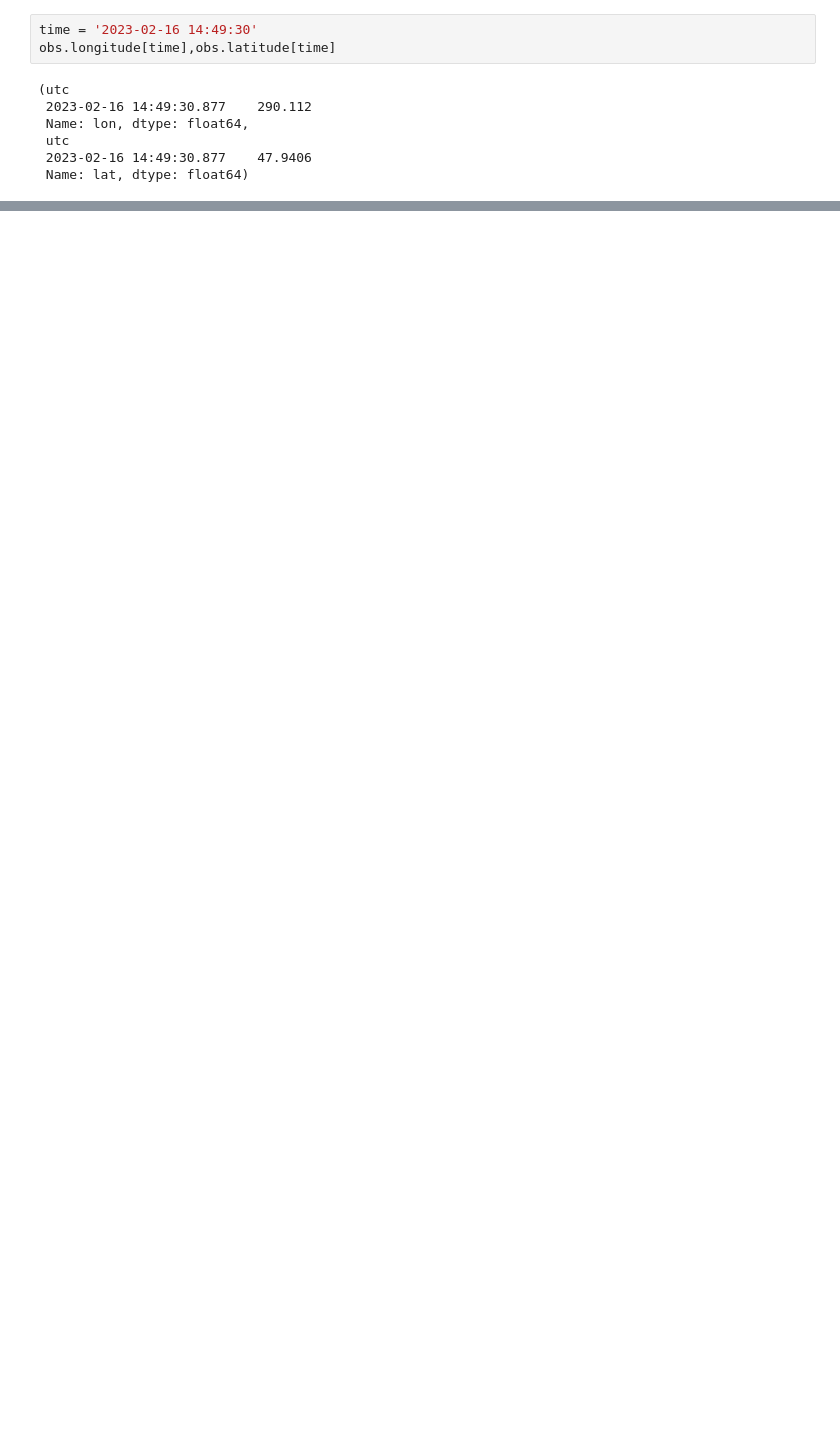
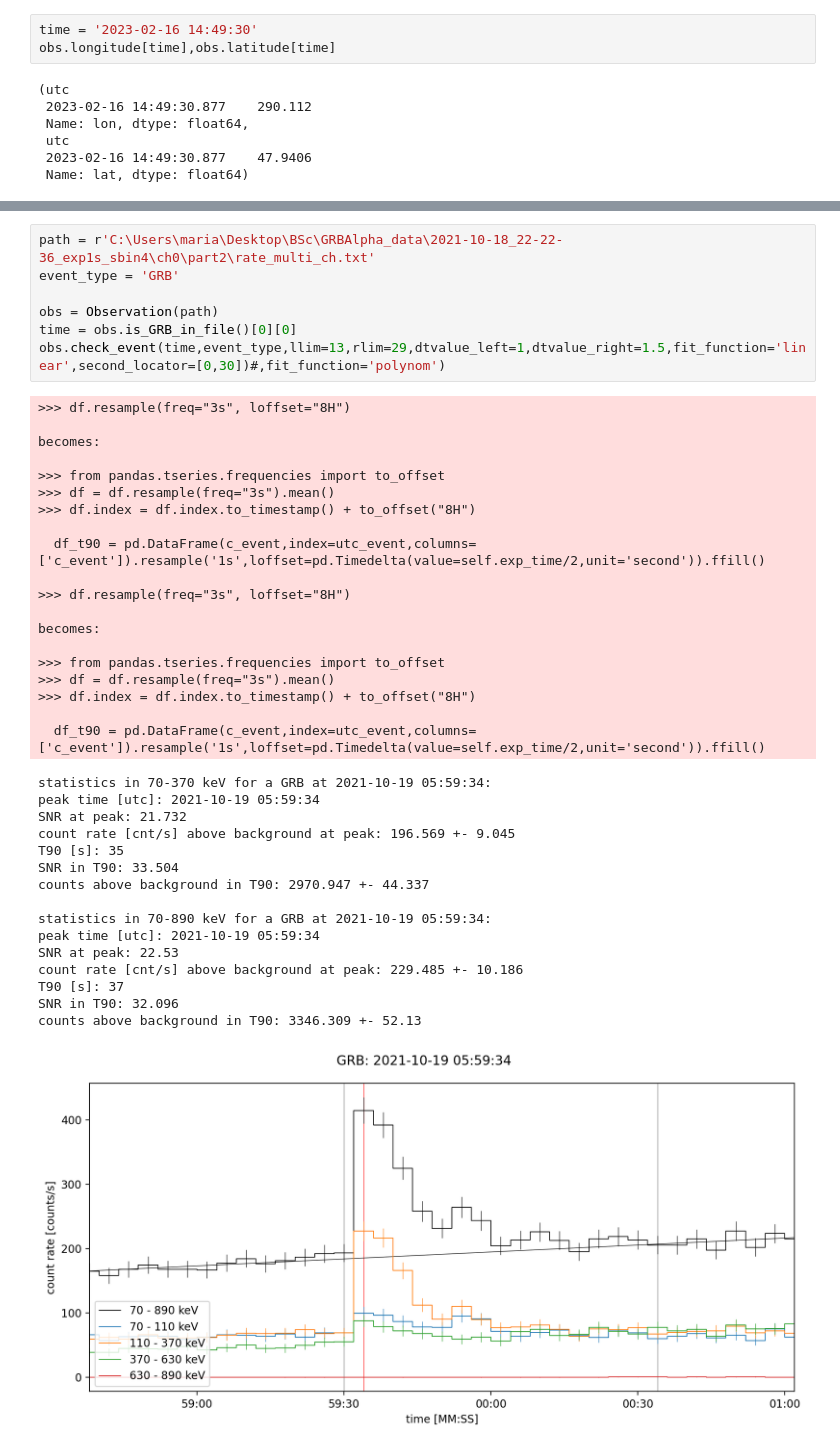
Before and after one commit to mdafcikova/grbalpha-tools, a Jupyter notebook: notebook.ipynb, the cells around one changed output, grey strips where cells are left out. Saved outputs shown, nothing was run; the diff lists cells and outputs as text; blank space fills up the shorter version.

```diff
--- a/notebook.ipynb
+++ b/notebook.ipynb
@@ -189,0 +144,43 @@ np.arange(5,14,1),np.linspace(5,14,9)
+# %%
+path = r'C:\Users\maria\Desktop\BSc\GRBAlpha_data\2021-10-18_22-22-36_exp1s_sbin4\ch0\part2\rate_multi_ch.txt'
+event_type = 'GRB'
+
+obs = Observation(path)
+time = obs.is_GRB_in_file()[0][0]
+obs.check_event(time,event_type,llim=13,rlim=29,dtvalue_left=1,dtvalue_right=1.5,fit_function='linear',second_locator=[0,30])#,fit_function='polynom')
+# %% [output]
+>>> df.resample(freq="3s", loffset="8H")
+
+becomes:
+
+>>> from pandas.tseries.frequencies import to_offset
+>>> df = df.resample(freq="3s").mean()
+>>> df.index = df.index.to_timestamp() + to_offset("8H")
+
+  df_t90 = pd.DataFrame(c_event,index=utc_event,columns=['c_event']).resample('1s',loffset=pd.Timedelta(value=self.exp_time/2,unit='second')).ffill()
+
+>>> df.resample(freq="3s", loffset="8H")
+
+becomes:
+
+>>> from pandas.tseries.frequencies import to_offset
+>>> df = df.resample(freq="3s").mean()
+>>> df.index = df.index.to_timestamp() + to_offset("8H")
+
+  df_t90 = pd.DataFrame(c_event,index=utc_event,columns=['c_event']).resample('1s',loffset=pd.Timedelta(value=self.exp_time/2,unit='second')).ffill()
+statistics in 70-370 keV for a GRB at 2021-10-19 05:59:34:
+peak time [utc]: 2021-10-19 05:59:34
+SNR at peak: 21.732
+count rate [cnt/s] above background at peak: 196.569 +- 9.045
+T90 [s]: 35
+SNR in T90: 33.504
+counts above background in T90: 2970.947 +- 44.337
+
+statistics in 70-890 keV for a GRB at 2021-10-19 05:59:34:
+peak time [utc]: 2021-10-19 05:59:34
+SNR at peak: 22.53
+count rate [cnt/s] above background at peak: 229.485 +- 10.186
+T90 [s]: 37
+SNR in T90: 32.096
+counts above background in T90: 3346.309 +- 52.13
+[figure, added]
```
Also changed, not shown: parts of 12 cells of this notebook, 1 other file.
